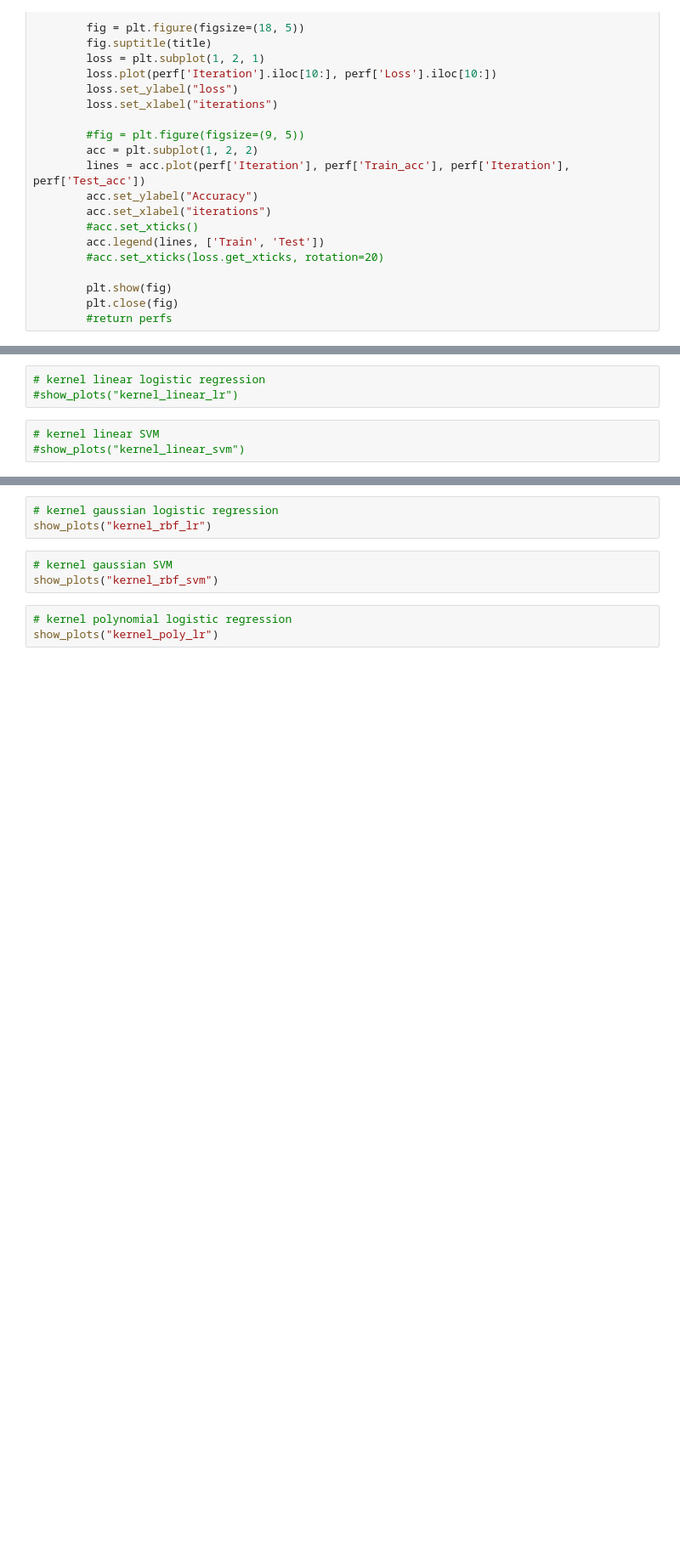
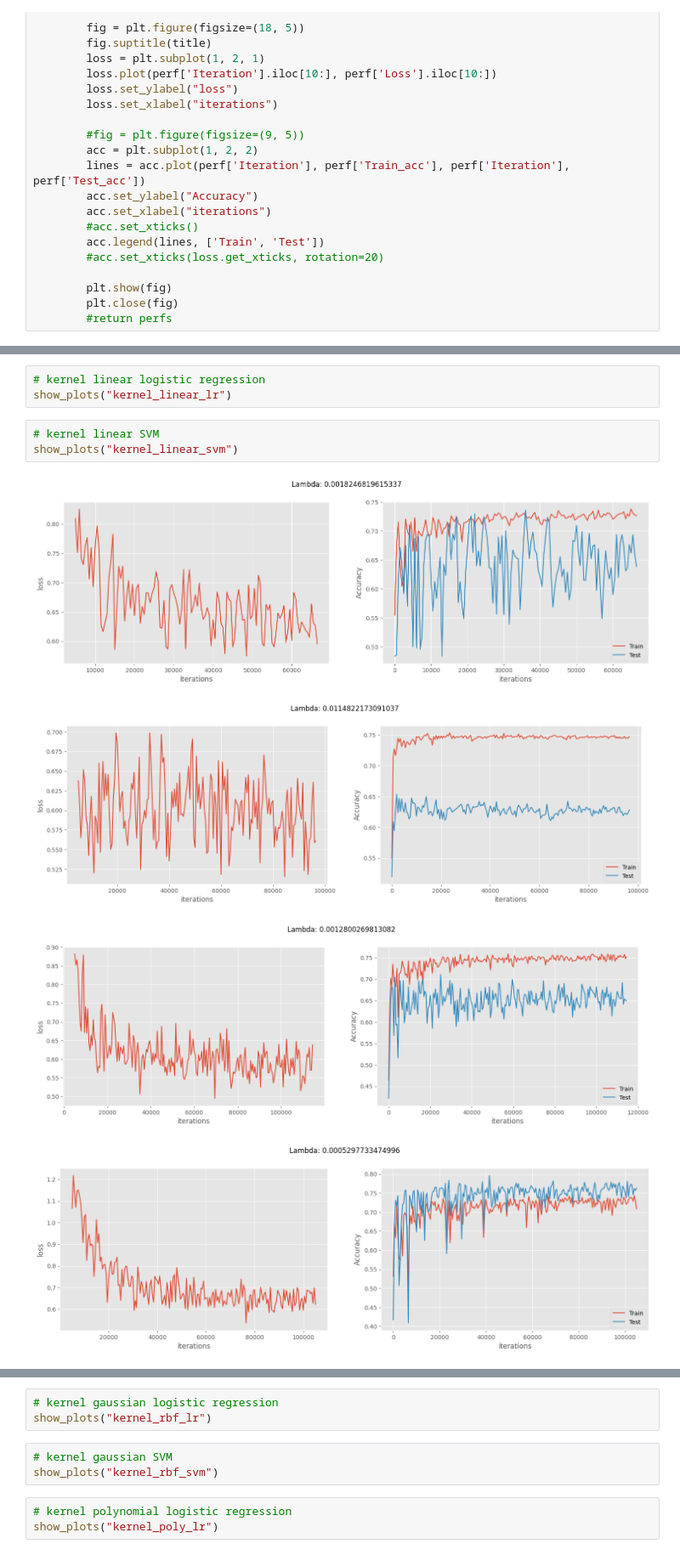
Before and after one commit to daniele-monti/ml_proj, a Jupyter notebook: model_performance.ipynb, the cells around one changed output, grey strips where cells are left out. Shown at 85% size. Cells and saved outputs as stored; diff of their text form; blank space fills up the shorter version.

```diff
--- a/model_performance.ipynb
+++ b/model_performance.ipynb
@@ -47,6 +47,11 @@ def show_plots(directory):
 # %%
 # kernel linear logistic regression
-#show_plots("kernel_linear_lr")
+show_plots("kernel_linear_lr")
 # %%
 # kernel linear SVM
-#show_plots("kernel_linear_svm")
+show_plots("kernel_linear_svm")
+# %% [output]
+[figure, added]
+[figure, added]
+[figure, added]
+[figure, added]
```
Also changed, not shown: parts of 5 cells of this notebook, 3 other files.
